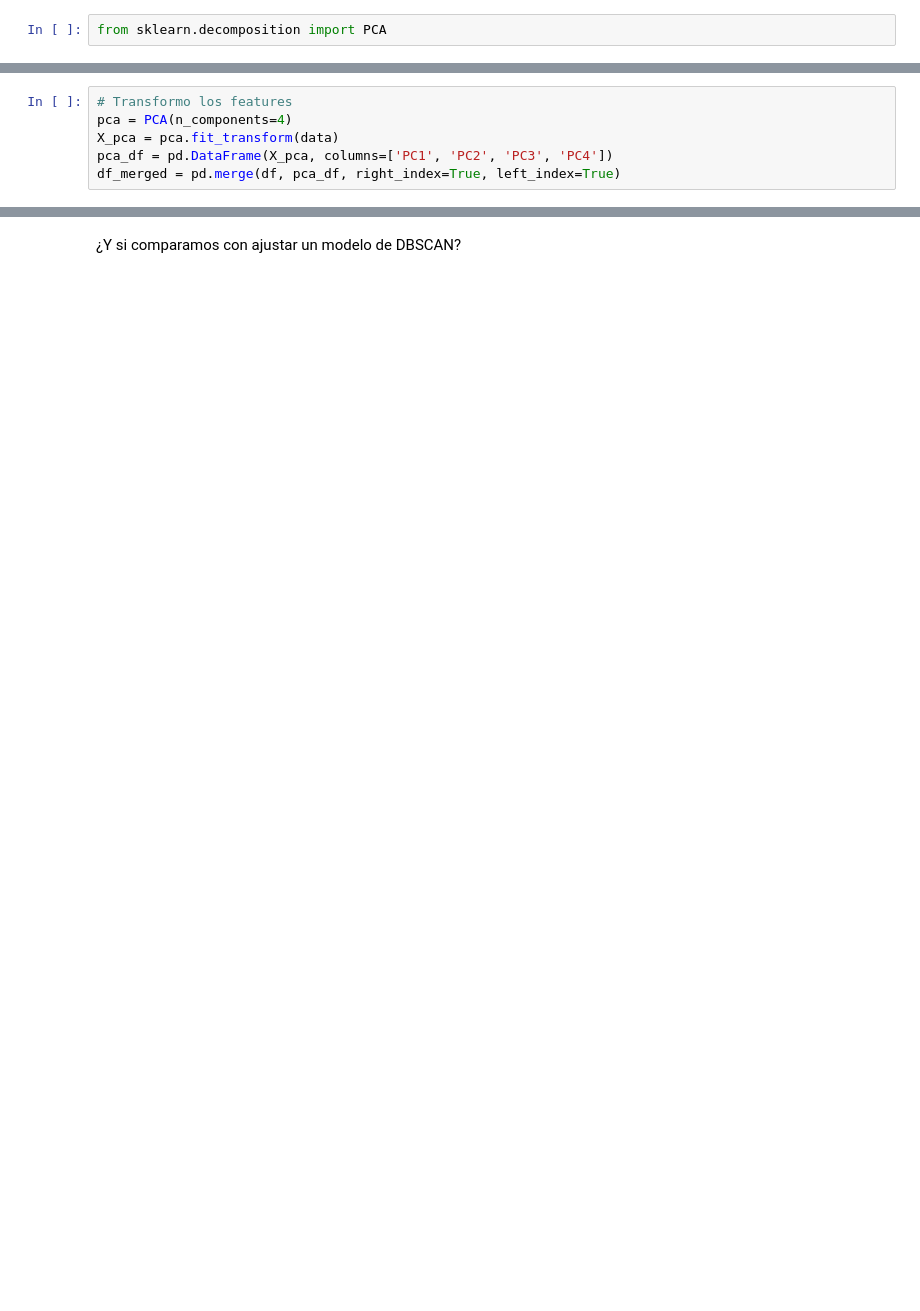
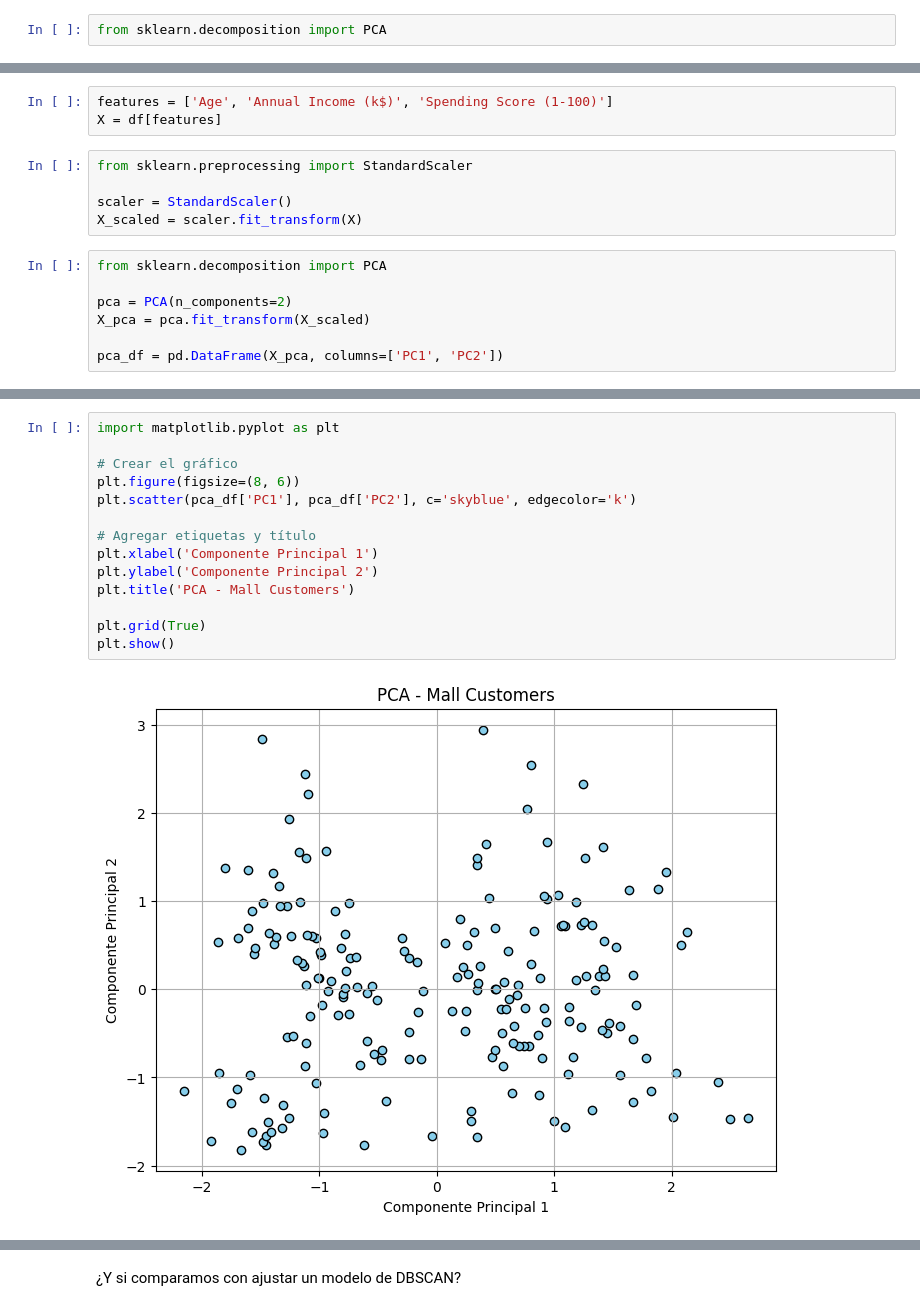
Before and after one commit to antonellafontanetto/DataScience, a Jupyter notebook: Notebook_23.ipynb, the cells around one changed output, grey strips where cells are left out. Drawn from its saved outputs; the diff is of its cells as text; blank space fills up the shorter version.

```diff
--- a/Notebook_23.ipynb
+++ b/Notebook_23.ipynb
@@ -210,6 +225,15 @@ from sklearn.decomposition import PCA
+# %%
+features = ['Age', 'Annual Income (k$)', 'Spending Score (1-100)']
+X = df[features]
+# %%
+from sklearn.preprocessing import StandardScaler
+
+scaler = StandardScaler()
+X_scaled = scaler.fit_transform(X)
 # %%
-# Transformo los features
-pca = PCA(n_components=4)
-X_pca = pca.fit_transform(data)
-pca_df = pd.DataFrame(X_pca, columns=['PC1', 'PC2', 'PC3', 'PC4'])
-df_merged = pd.merge(df, pca_df, right_index=True, left_index=True)
+from sklearn.decomposition import PCA
+
+pca = PCA(n_components=2)
+X_pca = pca.fit_transform(X_scaled)
+
+pca_df = pd.DataFrame(X_pca, columns=['PC1', 'PC2'])
@@ -215,0 +249,16 @@ df_merged = pd.merge(df, pca_df, right_index=True, left_index=True)
+# %%
+import matplotlib.pyplot as plt
+
+# Crear el gráfico
+plt.figure(figsize=(8, 6))
+plt.scatter(pca_df['PC1'], pca_df['PC2'], c='skyblue', edgecolor='k')
+
+# Agregar etiquetas y título
+plt.xlabel('Componente Principal 1')
+plt.ylabel('Componente Principal 2')
+plt.title('PCA - Mall Customers')
+
+plt.grid(True)
+plt.show()
+# %% [output]
+[figure, added]
```
Also changed, not shown: parts of 15 cells of this notebook.
